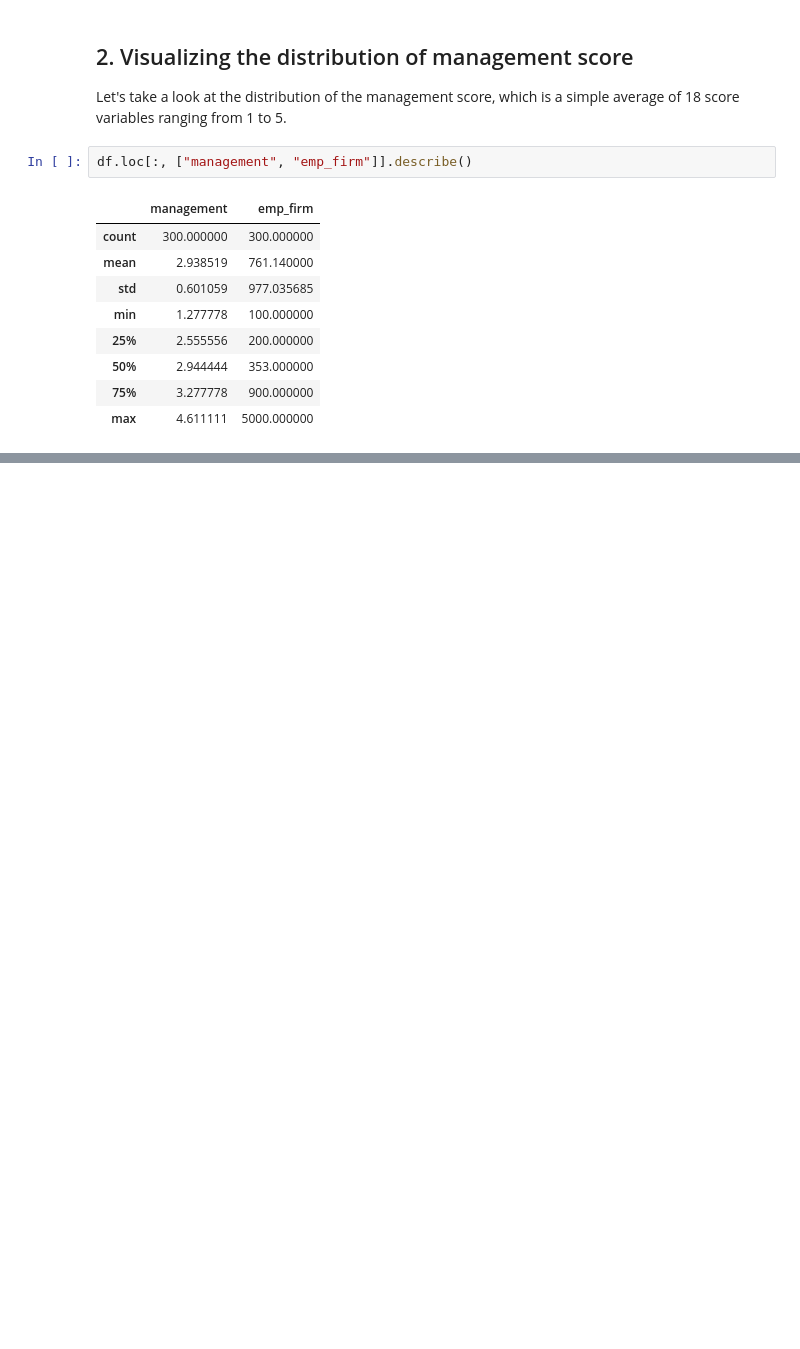
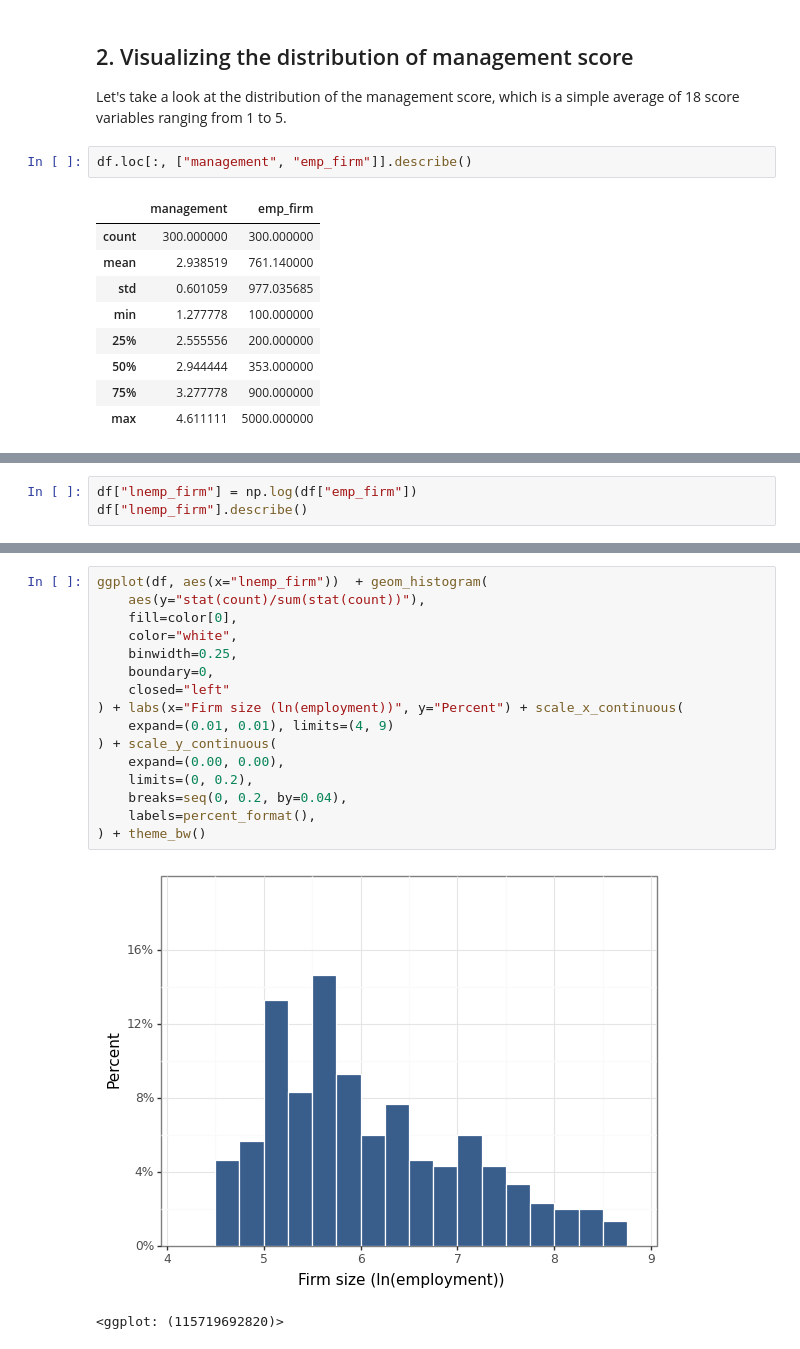
Before and after one commit to felipesebben/bk_data_analysis_studies, a Jupyter notebook: da_case_studies/ch04-management_firm_size/ch04-wms_management_size.ipynb, the cells around one changed output, grey strips where cells are left out. Saved outputs shown, nothing was run; the diff lists cells and outputs as text; blank space fills up the shorter version.

```diff
--- a/da_case_studies/ch04-management_firm_size/ch04-wms_management_size.ipynb
+++ b/da_case_studies/ch04-management_firm_size/ch04-wms_management_size.ipynb
@@ -113,0 +154,3 @@ ggplot(df, aes(x="management")) + geom_histogram(
+# %%
+df["lnemp_firm"] = np.log(df["emp_firm"])
+df["lnemp_firm"].describe()
@@ -113,0 +167,19 @@ ggplot(df, aes(x="management")) + geom_histogram(
+# %%
+ggplot(df, aes(x="lnemp_firm"))  + geom_histogram(
+    aes(y="stat(count)/sum(stat(count))"),
+    fill=color[0],
+    color="white",
+    binwidth=0.25,
+    boundary=0,
+    closed="left"
+) + labs(x="Firm size (ln(employment))", y="Percent") + scale_x_continuous(
+    expand=(0.01, 0.01), limits=(4, 9)
+) + scale_y_continuous(
+    expand=(0.00, 0.00),
+    limits=(0, 0.2),
+    breaks=seq(0, 0.2, by=0.04),
+    labels=percent_format(),
+) + theme_bw()
+# %% [output]
+[figure, added]
+<ggplot: (115719692820)>
```
Also changed, not shown: parts of 11 cells of this notebook.
